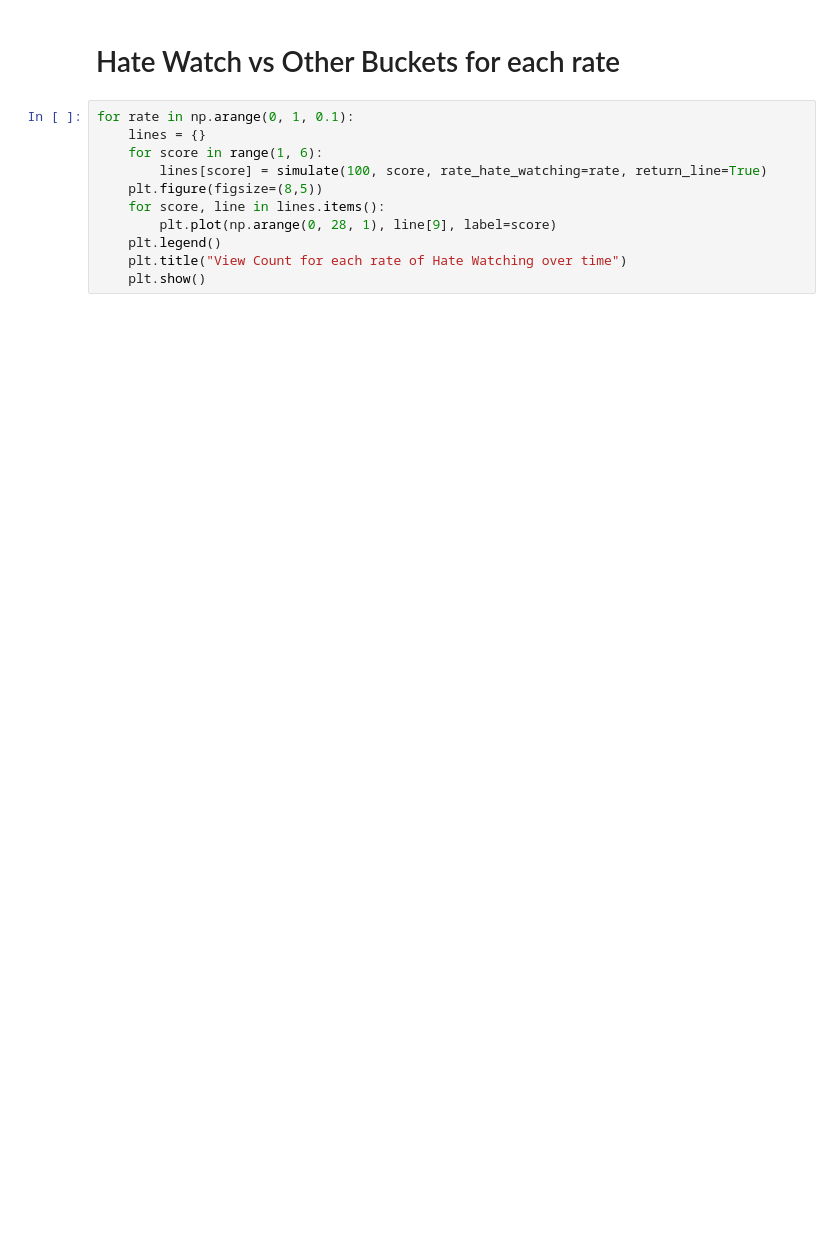
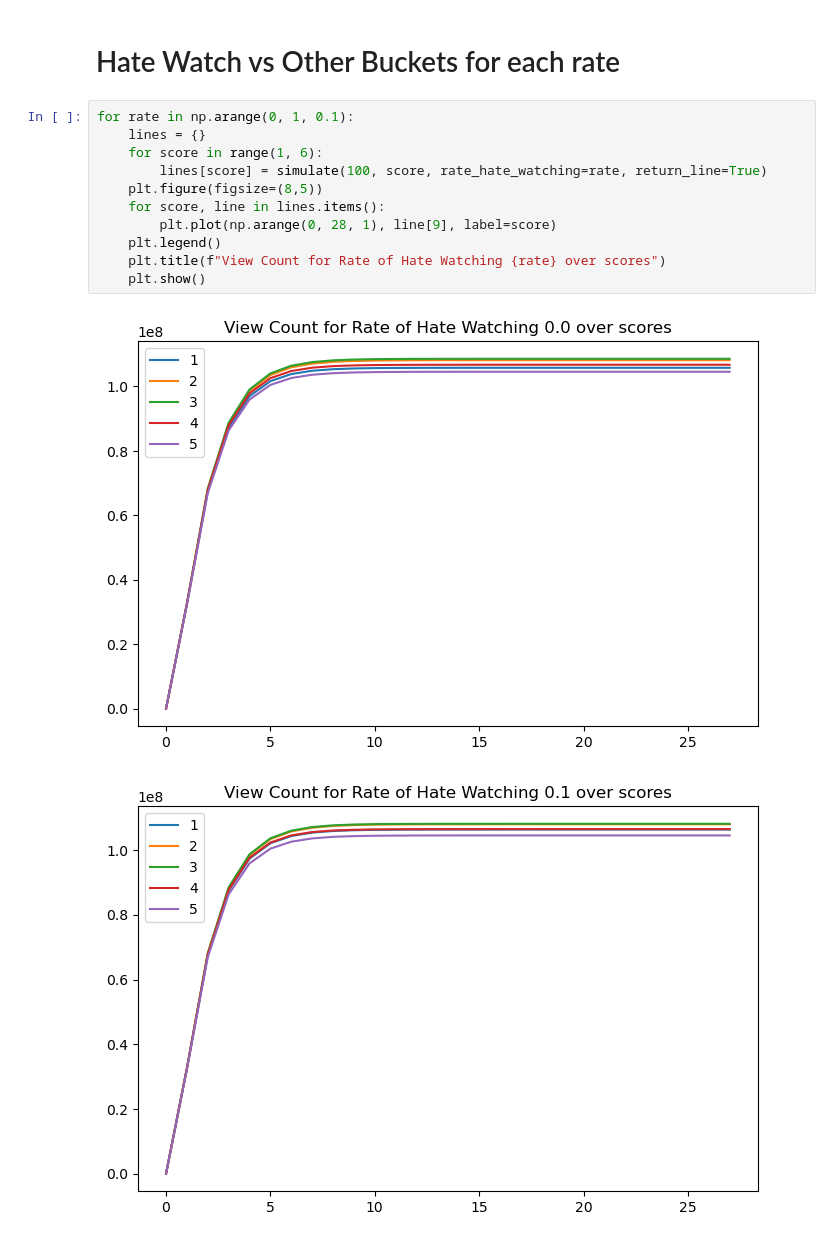
Before and after one commit to Paolo1151/HateWatchingSimulation, a Jupyter notebook: simulation.ipynb, the cells around one changed output. Cells and saved outputs as stored; diff of their text form; blank space fills up the shorter version.

```diff
--- a/simulation.ipynb
+++ b/simulation.ipynb
@@ -220,11 +250,14 @@ plt.show()
 # %%
 for rate in np.arange(0, 1, 0.1):
     lines = {}
     for score in range(1, 6):
         lines[score] = simulate(100, score, rate_hate_watching=rate, return_line=True)
     plt.figure(figsize=(8,5))
     for score, line in lines.items():
         plt.plot(np.arange(0, 28, 1), line[9], label=score)
     plt.legend()
-    plt.title("View Count for each rate of Hate Watching over time")
+    plt.title(f"View Count for Rate of Hate Watching {rate} over scores")
     plt.show()
+# %% [output]
+[figure, added]
+[figure, added]
```
Also changed, not shown: parts of 15 cells of this notebook.
